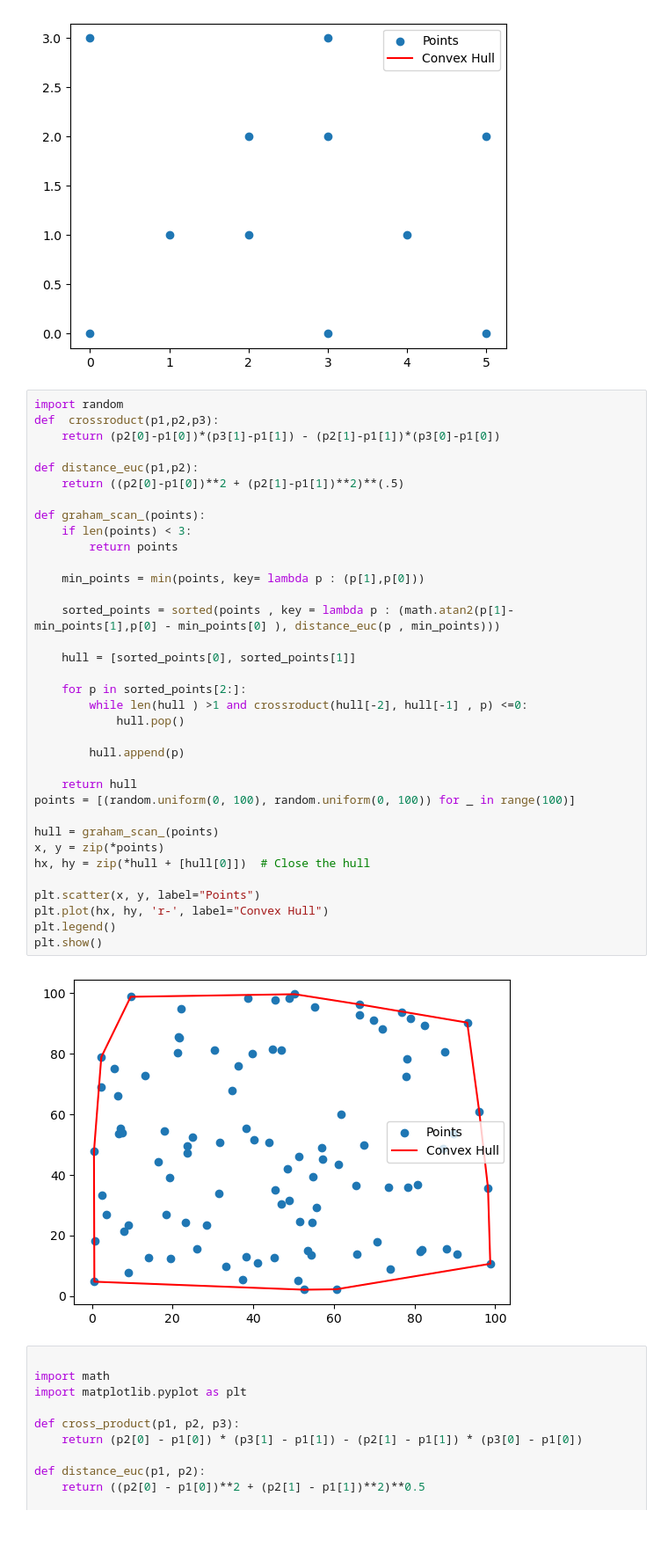
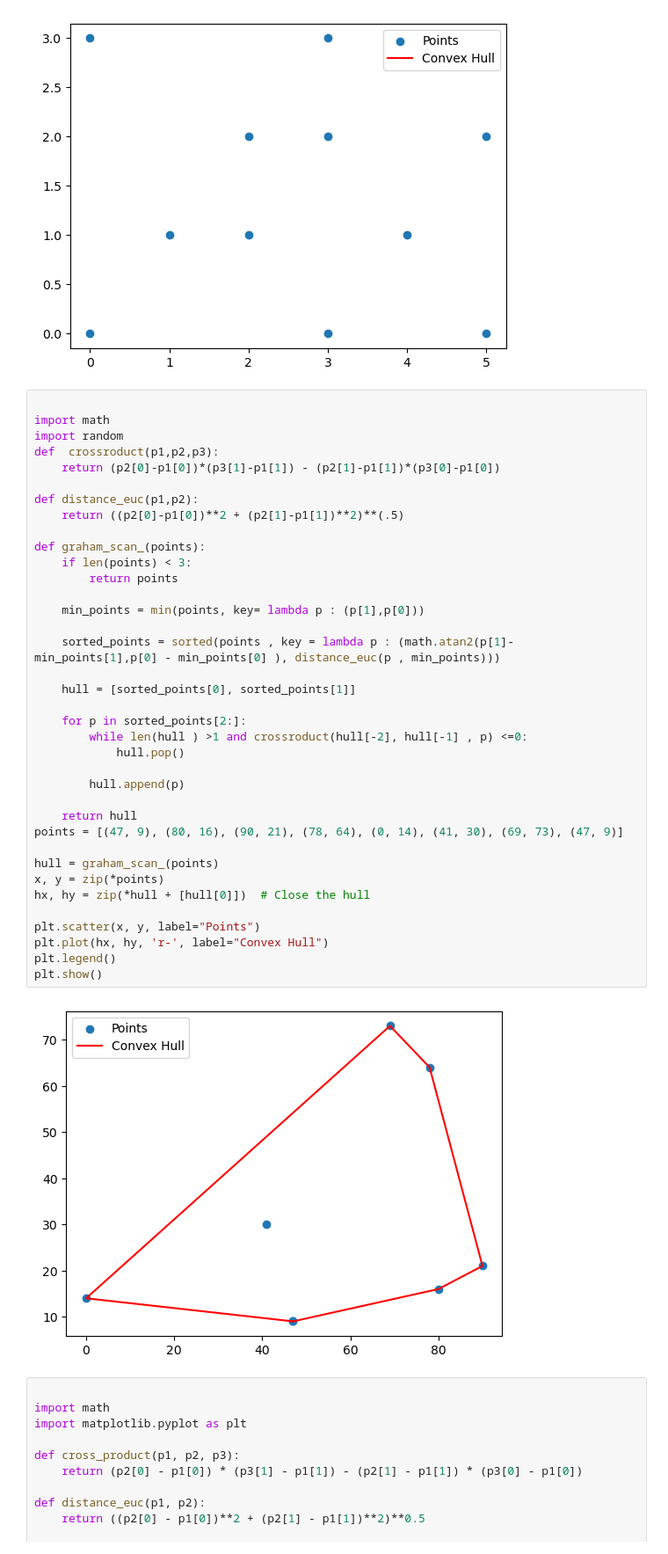
Before and after one commit to SuryaNarayanaa/Los-Codeos-Hermanos, a Jupyter notebook: Python Practice/convex hull.ipynb, the cells around one changed output. Shown at 88% size. Cells and saved outputs as stored; diff of their text form.

```diff
--- a/Python Practice/convex hull.ipynb
+++ b/Python Practice/convex hull.ipynb
@@ -107,6 +107,8 @@ plt.show()
 # %% [output]
 [figure]
 # %%
+
+import math
 import random
 def  crossroduct(p1,p2,p3):
     return (p2[0]-p1[0])*(p3[1]-p1[1]) - (p2[1]-p1[1])*(p3[0]-p1[0])
@@ -114,35 +116,35 @@ def  crossroduct(p1,p2,p3):
 def distance_euc(p1,p2):
     return ((p2[0]-p1[0])**2 + (p2[1]-p1[1])**2)**(.5)
 
 def graham_scan_(points):
     if len(points) < 3:
         return points
 
     min_points = min(points, key= lambda p : (p[1],p[0]))
 
     sorted_points = sorted(points , key = lambda p : (math.atan2(p[1]- min_points[1],p[0] - min_points[0] ), distance_euc(p , min_points)))
 
     hull = [sorted_points[0], sorted_points[1]]
 
     for p in sorted_points[2:]:
         while len(hull ) >1 and crossroduct(hull[-2], hull[-1] , p) <=0:
             hull.pop()
 
         hull.append(p)
 
     return hull
-points = [(random.uniform(0, 100), random.uniform(0, 100)) for _ in range(100)]
+points = [(47, 9), (80, 16), (90, 21), (78, 64), (0, 14), (41, 30), (69, 73), (47, 9)]
 
 hull = graham_scan_(points)
 x, y = zip(*points)
 hx, hy = zip(*hull + [hull[0]])  # Close the hull
 
 plt.scatter(x, y, label="Points")
 plt.plot(hx, hy, 'r-', label="Convex Hull")
 plt.legend()
 plt.show()
 # %% [output]
-[figure, old version]
+[figure, new version]
 # %%
 
 import math
```
Also changed, not shown: 2 other files.
